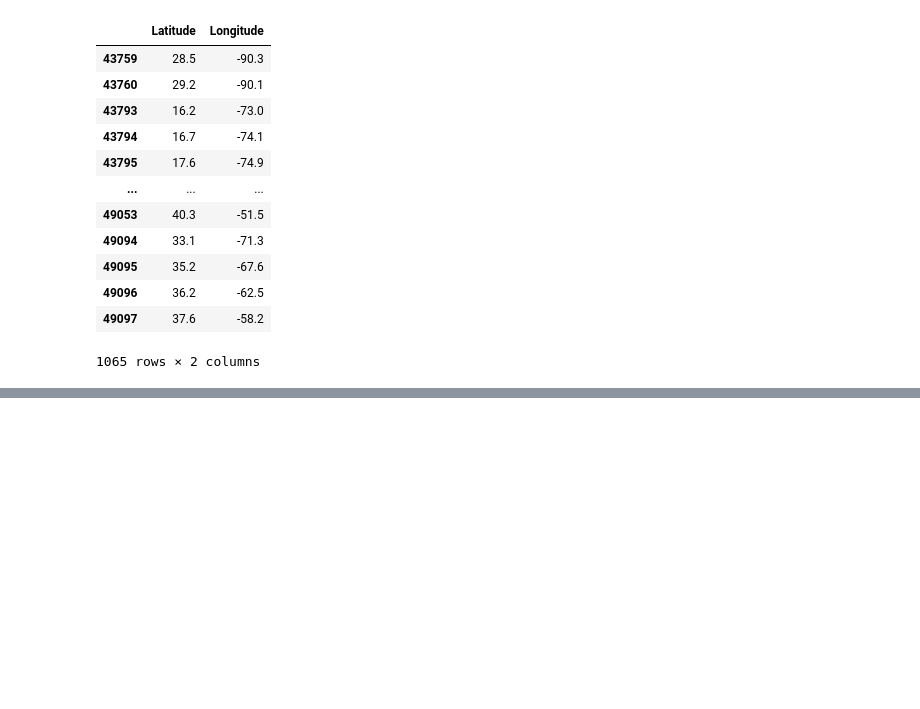
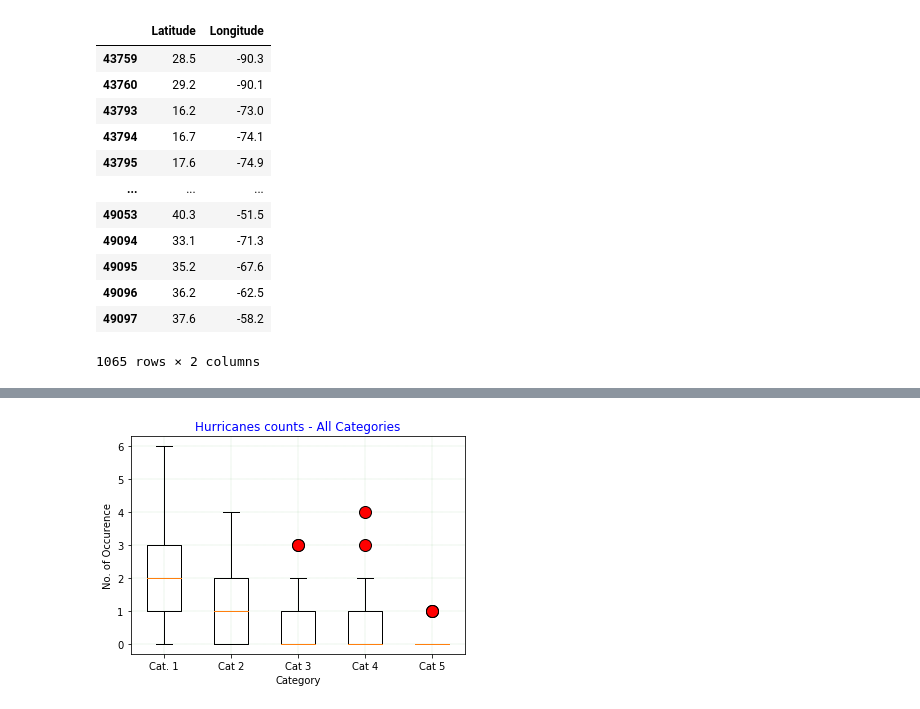
Before and after one commit to henryle-n/Hurricane-History-Analysis, a Jupyter notebook: HLe_Work.ipynb, the cells around one changed output, grey strips where cells are left out. Drawn from its saved outputs; the diff is of its cells as text; code cells hidden in the pictures; blank space fills up the shorter version.

```diff
--- a/HLe_Work.ipynb
+++ b/HLe_Work.ipynb
@@ -220,0 +246,19 @@ fig
+# %%
+# Generate a box plot of the final tumor volume of each mouse across four regimens of interest
+fig1, ax1 = plt.subplots()
+ax1.set_title('Hurricanes counts - All Categories', color='blue') # chart main title
+ax1.set_xlabel('Category') # setting x-axis label
+ax1.set_ylabel('No. of Occurence') # setting y-axis label
+x_axis = ['Cat. 1', 'Cat 2', 'Cat 3', 'Cat 4', 'Cat 5']
+ax1.set_xticklabels(x_axis) # setting x-axis tickmark labels
+
+# format outliers to show them clearer in the boxplot, assigned red color as fill
+outlier_format = dict(marker='o', markerfacecolor='r', markersize = 12, markeredgecolor = 'k', linestyle='none')
+
+# plot data on the box plot with formatted outliers
+ax1.boxplot([cat1, cat2, cat3, cat4, cat5], flierprops = outlier_format)
+ax1.grid(color='g', linestyle='--', linewidth=0.1)
+plt.show()
+fig1.savefig("Boxplot_HrCnt")
+# %% [output]
+[figure, added]
```
Also changed, not shown: parts of 6 cells of this notebook, 4 other files.
